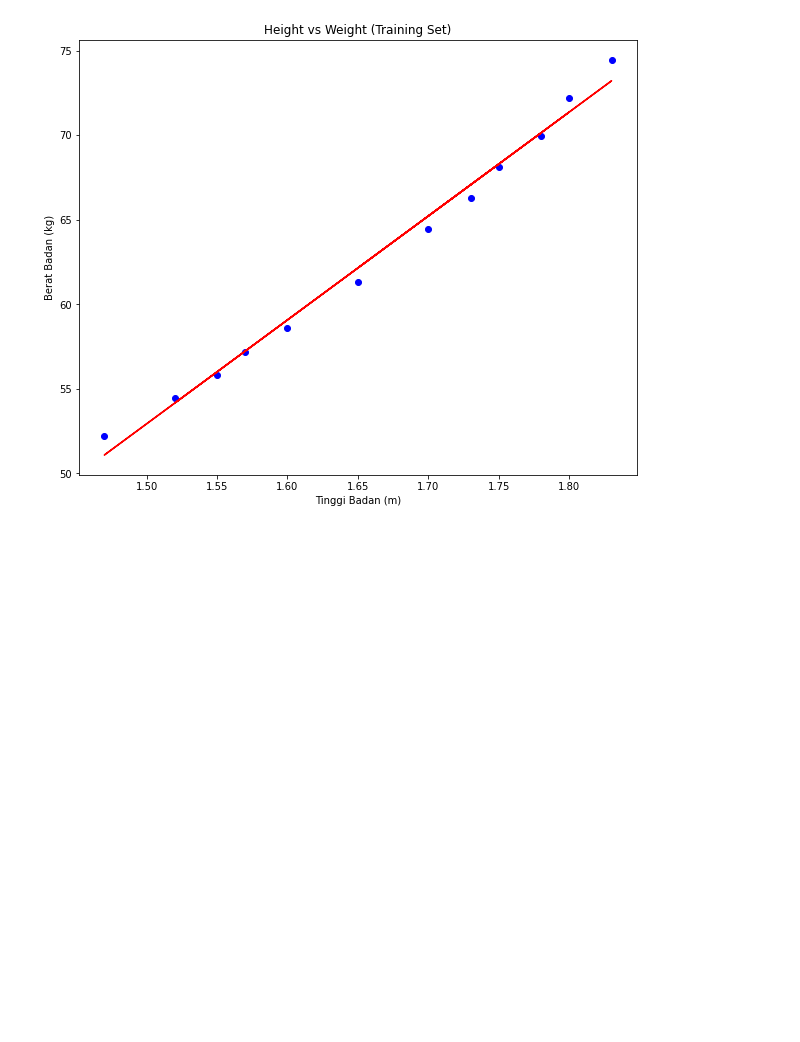
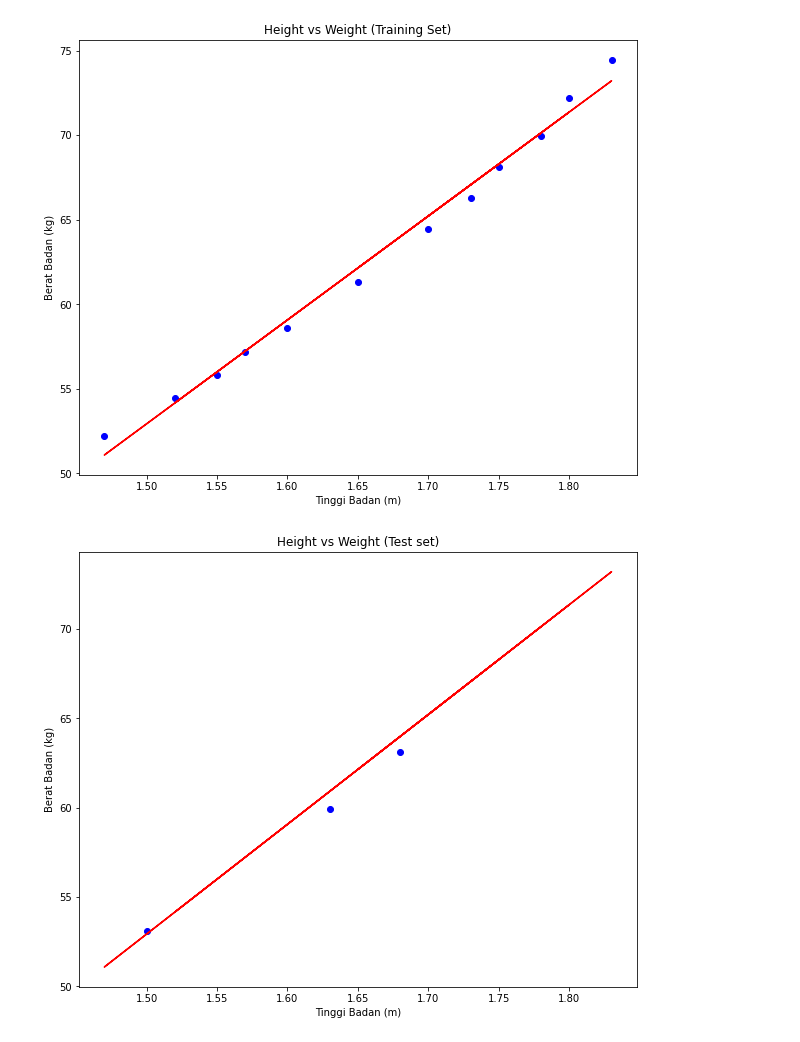
Before and after one commit to LiscaAngriani/APM_Kelompok3, a Jupyter notebook: SimpleLinearRegresi.ipynb, the cells around one changed output. Drawn from its saved outputs; the diff is of its cells as text; code cells hidden in the pictures; blank space fills up the shorter version.

```diff
--- a/SimpleLinearRegresi.ipynb
+++ b/SimpleLinearRegresi.ipynb
@@ -74,3 +77,20 @@ plt.ylabel('Berat Badan (kg)')
 plt.show()
 # %% [output]
 [figure]
+# %%
+
+plt.figure(figsize=(10,8))
+
+#biru merupakan data observasi
+plt.scatter(x_test, y_test, color = 'blue')
+
+#merah adalah hasil prediksi dari machine learning
+plt.plot(x_train, regressor.predict(x_train), color = 'red')
+
+#memberi judul dan label
+plt.title('Height vs Weight (Test set)')
+plt.xlabel('Tinggi Badan (m)')
+plt.ylabel('Berat Badan (kg)')
+plt.show()
+# %% [output]
+[figure, added]
```
Also changed, not shown: parts of 2 cells of this notebook.
